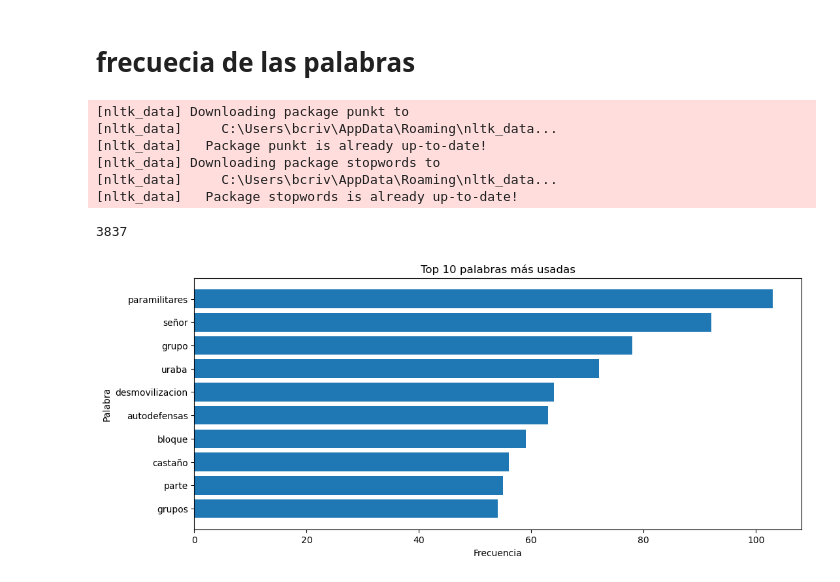
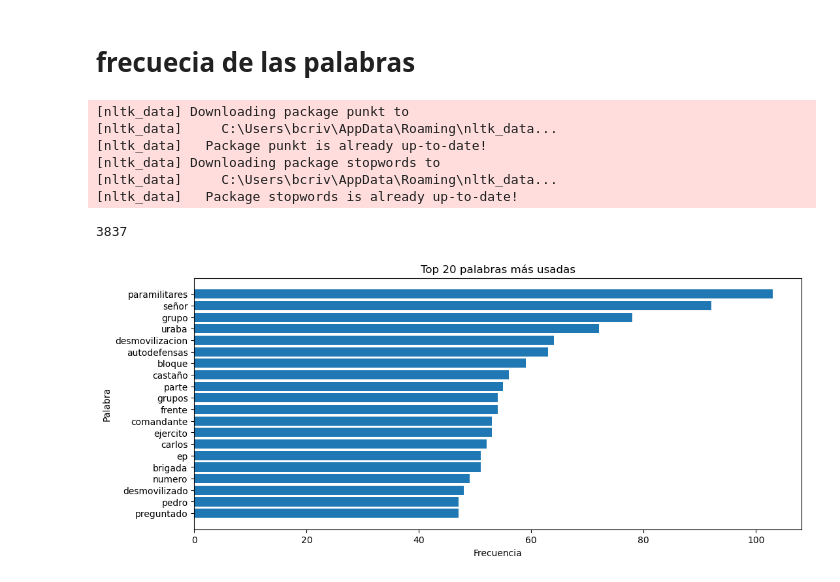
Before and after one commit to briveros23/Redes_sociales, a Jupyter notebook: notebook/Taller 4.ipynb, the cells around one changed output. Drawn from its saved outputs; the diff is of its cells as text; code cells hidden in the pictures.

```diff
--- a/notebook/Taller 4.ipynb
+++ b/notebook/Taller 4.ipynb
@@ -154,32 +154,32 @@ def plot_top_words(text, num_words=100):
     # Contar la frecuencia de cada palabra
     word_freq = Counter(words)
     print(len(word_freq))
 
     # Obtener las palabras más comunes
     top_words = word_freq.most_common(num_words)
 
     # Preparar datos para el gráfico
     words, freq = zip(*top_words)
 
     # Crear el gráfico de barras
     plt.figure(figsize=(12, 5))
     plt.barh(range(len(words)), freq, align='center')
     plt.yticks(range(len(words)), words)
     plt.gca().invert_yaxis()  # Invertir el eje y para que las palabras más comunes estén en la parte superior
     plt.xlabel('Frecuencia')
     plt.ylabel('Palabra')
     plt.title(f'Top {num_words} palabras más usadas')
     plt.show()
 
 
 # Generar el gráfico
-plot_top_words(subtitulos_caso_6_1,10)
+plot_top_words(subtitulos_caso_6_1,20)
 # %% [output]
 [nltk_data] Downloading package punkt to
 [nltk_data]     C:\Users\bcriv\AppData\Roaming\nltk_data...
 [nltk_data]   Package punkt is already up-to-date!
 [nltk_data] Downloading package stopwords to
 [nltk_data]     C:\Users\bcriv\AppData\Roaming\nltk_data...
 [nltk_data]   Package stopwords is already up-to-date!
 3837
-[figure, old version]
+[figure, new version]
```
Also changed, not shown: parts of 1 cell of this notebook, 2 other files.
